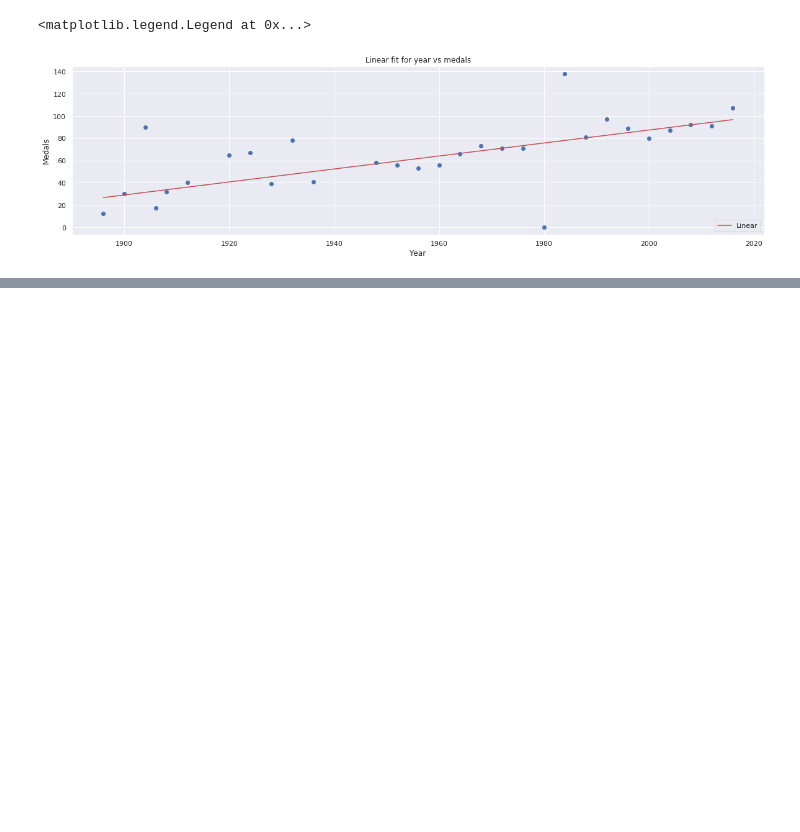
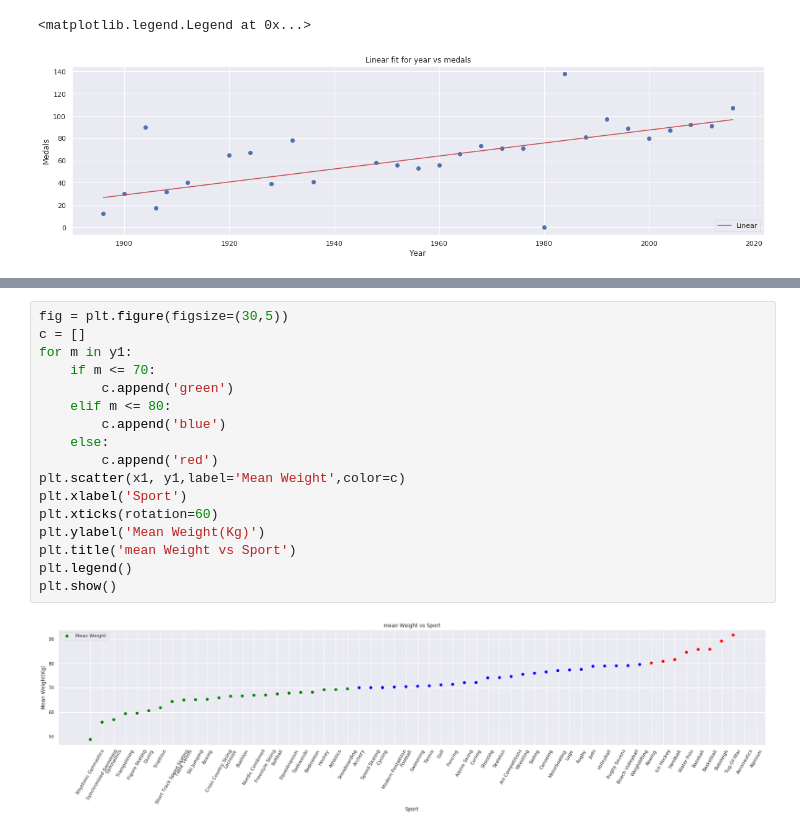
Before and after one commit to Rohan-Agarwal-Developer/olympic-data-visualizations, a Jupyter notebook: study.ipynb, the cells around one changed output, grey strips where cells are left out. Cells and saved outputs as stored; diff of their text form; blank space fills up the shorter version.

```diff
--- a/study.ipynb
+++ b/study.ipynb
@@ -405,0 +374,19 @@ plt.legend(loc='lower right')
+# %%
+fig = plt.figure(figsize=(30,5))
+c = []
+for m in y1:
+    if m <= 70:
+        c.append('green')
+    elif m <= 80:
+        c.append('blue')
+    else:
+        c.append('red')
+plt.scatter(x1, y1,label='Mean Weight',color=c)
+plt.xlabel('Sport')
+plt.xticks(rotation=60)
+plt.ylabel('Mean Weight(Kg)')
+plt.title('mean Weight vs Sport')
+plt.legend()
+plt.show()
+# %% [output]
+[figure, added]
```
Also changed, not shown: parts of 53 cells of this notebook.
